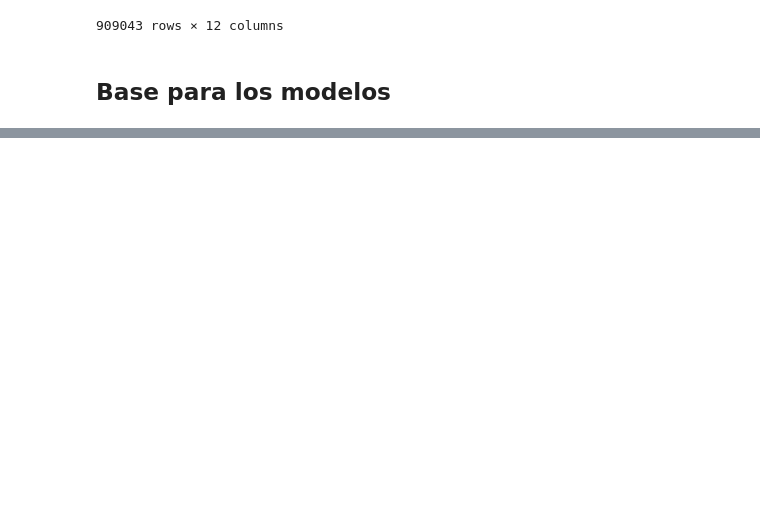
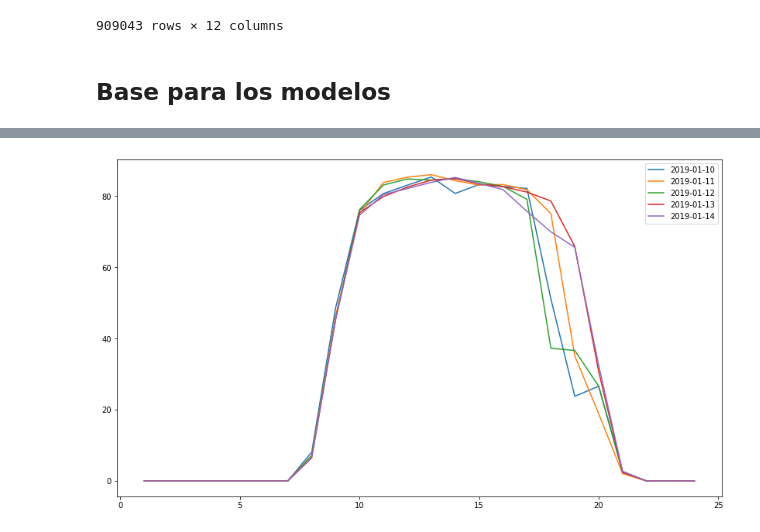
Before and after one commit to kathe30/Desafio-Spike, a Jupyter notebook: Desafío Spike.ipynb, the cells around one changed output, grey strips where cells are left out. Cells and saved outputs as stored; diff of their text form; code cells hidden in the pictures; blank space fills up the shorter version.

```diff
--- a/Desafío Spike.ipynb
+++ b/Desafío Spike.ipynb
@@ -321,0 +343,9 @@ NameError: name 'pd' is not defined
+# %%
+df_pred['año'] = [int(i.strftime('%Y')) for i in df_pred['fecha']]
+df_pred['mes'] = [int(i.strftime('%m')) for i in df_pred['fecha']]
+df_pred['sem_año']= [int(i.strftime('%W')) for i in df_pred['fecha']]
+df_pred['dia_calendario']= [int(i.strftime('%j')) for i in df_pred['fecha']]
+df_pred['dia_sem']= [int(i.strftime('%w')) + 1 for i in df_pred['fecha']]
+# %%
+#Si es uno, el dia es un fin de semana sino entonces es un dia de semana
+df_pred['fin_de_sem'] = np.where((df_pred['dia_sem']== 6) | (df_pred['dia_sem']==7),1,0)
@@ -321,0 +362,33 @@ NameError: name 'pd' is not defined
+# %%
+def plot_SE_var_diaria(codigo_subestacion,variable,lista_fechas):
+    #Pasamos las fechas en formato fecha
+    fechas_mod = pd.to_datetime(lista_fechas,format='%Y-%m-%d')
+
+    #Realizamos una primera condicion con el codigo de subestación
+    df_cond1=df_pred[df_pred['nemotecnico_se']==codigo_subestacion]
+
+    #Luego, con el dataset restante debemos buscar las filas que contienen
+    #las fechas que tenemos
+    df_cond2=df_cond1[df_cond1.fecha.isin(lista_fechas)]
+
+    #Ahora realizamos un sort para ordenar las filas por fecha y hora
+    #para que la grafica no salga extraña
+    df_graf=df_cond2.sort_values(['fecha','hora'])
+
+    #Valores para el eje x, que seran las horas
+    x=df_graf['hora'].unique()
+
+    fig = plt.figure(figsize=(14,8))
+    for i in lista_fechas:
+        #Conseguimos los valores de la variable que graficaremos según la
+        #fecha de la lista
+        ys_=df_graf[df_graf.fecha.isin([i])][variable]
+        plt.plot(x,ys_)
+
+    plt.legend(lista_fechas)
+    plt.show()
+# %%
+lista_de_fechas1=['2019-01-10','2019-01-11','2019-01-12','2019-01-13','2019-01-14']
+plot_SE_var_diaria('SE005T002','gen_solar_total_mwh',lista_de_fechas1)
+# %% [output]
+[figure, added]
```
Also changed, not shown: parts of 15 cells of this notebook.
